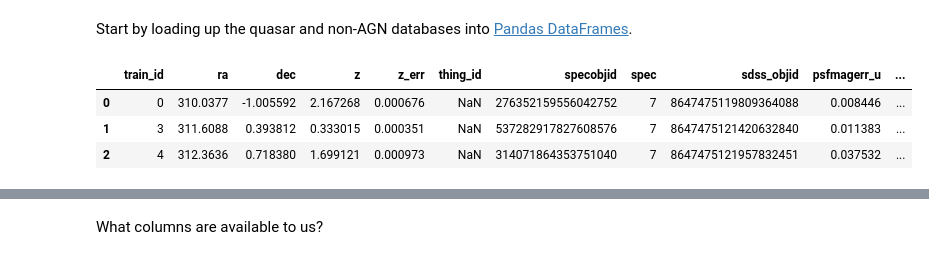
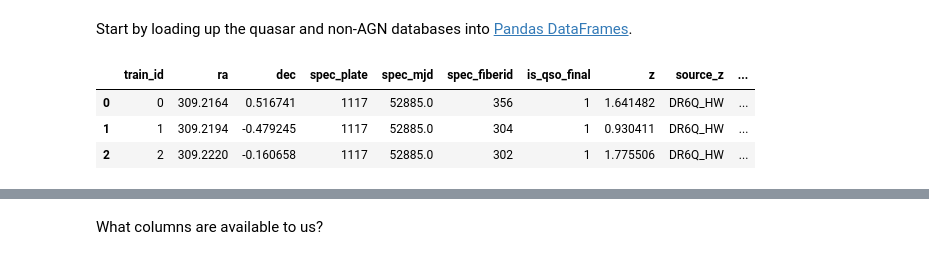
Before and after one commit to RichardsGroup/LSST_training, a Jupyter notebook: Script_NBs/02_AGN_classification_example.ipynb, the cells around one changed output, grey strips where cells are left out. Cells and saved outputs as stored; diff of their text form; code cells hidden in the pictures.

```diff
--- a/Script_NBs/02_AGN_classification_example.ipynb
+++ b/Script_NBs/02_AGN_classification_example.ipynb
@@ -28,13 +28,13 @@ init()
 # %% [markdown]
 Start by loading up the quasar and non-AGN databases into [Pandas DataFrames](https://jakevdp.github.io/PythonDataScienceHandbook/03.00-introduction-to-pandas.html).
 # %%
-qso_df = get_qso_cat()
+qso_df = get_cat('s82Qso')
 qso_df.head(3)
 # %% [output]
-|  | train_id | ra | dec | z | z_err | thing_id | specobjid | spec | sdss_objid | psfmagerr_u | ... |
-| 0 | 0 | 310.0377 | -1.005592 | 2.167268 | 0.000676 | NaN | 276352159556042752 | 7 | 8647475119809364088 | 0.008446 | ... |
-| 1 | 3 | 311.6088 | 0.393812 | 0.333015 | 0.000351 | NaN | 537282917827608576 | 7 | 8647475121420632840 | 0.011383 | ... |
-| 2 | 4 | 312.3636 | 0.718380 | 1.699121 | 0.000973 | NaN | 314071864353751040 | 7 | 8647475121957832451 | 0.037532 | ... |
+|  | train_id | ra | dec | spec_plate | spec_mjd | spec_fiberid | is_qso_final | z | source_z | ... |
+| 0 | 0 | 309.2164 | 0.516741 | 1117 | 52885.0 | 356 | 1 | 1.641482 | DR6Q_HW | ... |
+| 1 | 1 | 309.2194 | -0.479245 | 1117 | 52885.0 | 304 | 1 | 0.930411 | DR6Q_HW | ... |
+| 2 | 2 | 309.2220 | -0.160658 | 1117 | 52885.0 | 302 | 1 | 1.775506 | DR6Q_HW | ... |
 # %%
 vstar_df = get_var_cat()
 vstar_df.head(3)
```
Also changed, not shown: parts of 22 cells of this notebook, 2 other files.
